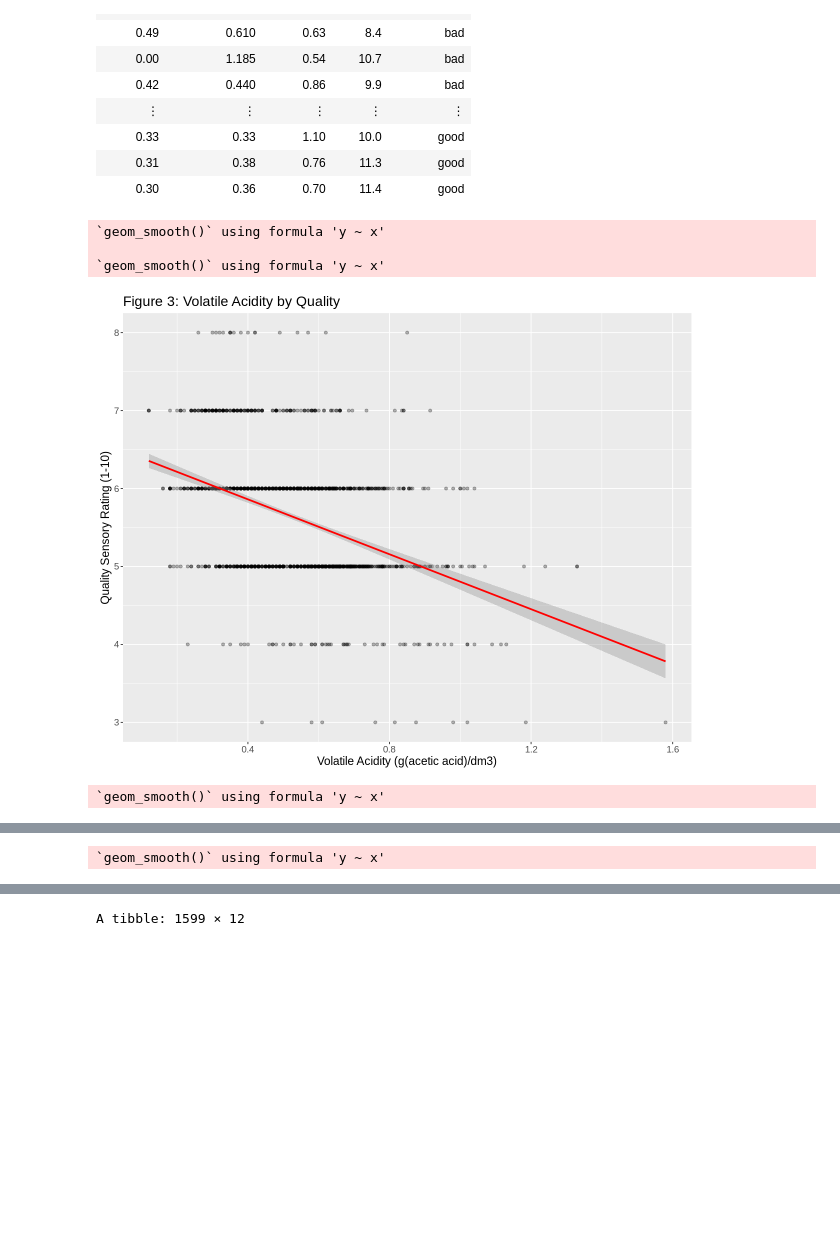
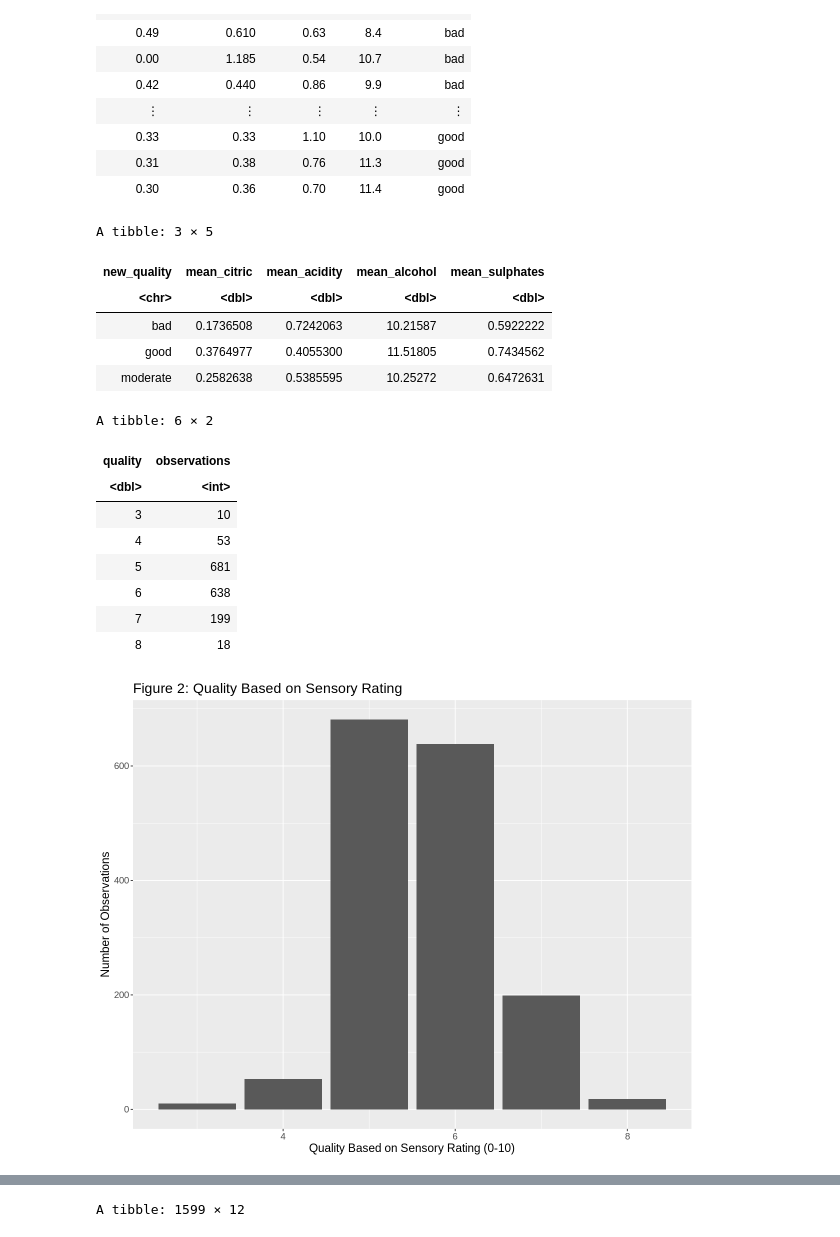
Before and after one commit to meganxu4/dsci100-group-proposal, a Jupyter notebook: proposal.ipynb, the cells around one changed output, grey strips where cells are left out. Cells and saved outputs as stored; diff of their text form; code cells hidden in the pictures; blank space fills up the shorter version.

```diff
--- a/proposal.ipynb
+++ b/proposal.ipynb
@@ -181,44 +181,72 @@ A tibble: 1599 × 5
 | 0.31 | 0.38 | 0.76 | 11.3 | good |
 | 0.30 | 0.36 | 0.70 | 11.4 | good |
 # %%
+wine_summary <- group_by(wine_quality, new_quality) |>
+                summarize(mean_citric = mean(citric.acid),
+                          mean_acidity = mean(volatile.acidity),
+                          mean_alcohol = mean(alcohol),
+                         mean_sulphates = mean(sulphates))
+wine_summary
+
+wine_grouped <- group_by(wine_quality, quality) |>
+                summarize(observations = n())
+wine_grouped
+
+options(repr.plot.width = 10, repr.plot.height = 8)
+quality_num_plot <- ggplot(wine_grouped, aes(x = quality, y = observations)) +
+                        geom_bar(stat = "identity") +
+                        xlab("Quality Based on Sensory Rating (0-10)") +
+                        ylab("Number of Observations") +
+                        ggtitle("Figure 2: Quality Based on Sensory Rating") +
+                        theme(text = element_text(size=14))
+quality_num_plot
+
 acidity_quality_plot <- ggplot(wine_quality, aes(x = volatile.acidity, y = quality)) +
                         geom_point(alpha = 0.3) +
-                        geom_smooth(method = "lm", color = "red") +
                         labs(x = "Volatile Acidity (g(acetic acid)/dm3)",
                          y = "Quality Sensory Rating (1-10)",
                          title = "Figure 3: Volatile Acidity by Quality") +
                         theme(text = element_text(size=14))
 acidity_quality_plot
 
 citric_quality_plot <- ggplot(wine_quality, aes(x = citric.acid, y = quality)) +
                         geom_point(alpha = 0.3) +
-                        geom_smooth(method = "lm", color = "red") +
                         labs(x = "Citric Acid (g/dm3)",
                          y = "Quality Sensory Rating (1-10)",
                          title = "Figure 4: Citric Acid by Quality") +
                         theme(text = element_text(size=14))
 citric_quality_plot
 
+
 alc_quality_plot <- ggplot(wine_quality, aes(x = alcohol, y = quality)) +
                         geom_point(alpha = 0.3) +
-                        geom_smooth(method = "lm", color = "red") +
                         labs(x = "Alcohol Content (%)",
                          y = "Quality Sensory Rating (1-10)",
                          title = "Figure 5: Alcohol Percentage by Quality") +
                         theme(text = element_text(size=14))
 alc_quality_plot
 
 sulph_quality_plot <- ggplot(wine_quality, aes(x = sulphates, y = quality)) +
                         geom_point(alpha = 0.3) +
-                        geom_smooth(method = "lm", color = "red") +
                         labs(x = "Sulphate Level (g(potassium sulphate)/dm3)",
                          y = "Quality Sensory Rating (1-10)",
                          title = "Figure 6: Sulphate Level by Quality") +
                         theme(text = element_text(size=14))
 sulph_quality_plot
 # %% [output]
-`geom_smooth()` using formula 'y ~ x'
-
-`geom_smooth()` using formula 'y ~ x'
+A tibble: 3 × 5
+| new_quality | mean_citric | mean_acidity | mean_alcohol | mean_sulphates |
+| <chr> | <dbl> | <dbl> | <dbl> | <dbl> |
+| bad | 0.1736508 | 0.7242063 | 10.21587 | 0.5922222 |
+| good | 0.3764977 | 0.4055300 | 11.51805 | 0.7434562 |
+| moderate | 0.2582638 | 0.5385595 | 10.25272 | 0.6472631 |
+A tibble: 6 × 2
+| quality | observations |
+| <dbl> | <int> |
+| 3 | 10 |
+| 4 | 53 |
+| 5 | 681 |
+| 6 | 638 |
+| 7 | 199 |
+| 8 | 18 |
-[figure, old version]
+[figure, new version]
-`geom_smooth()` using formula 'y ~ x'
@@ -226 +253,0 @@ sulph_quality_plot
-`geom_smooth()` using formula 'y ~ x'
```
Also changed, not shown: parts of 2 cells of this notebook.
